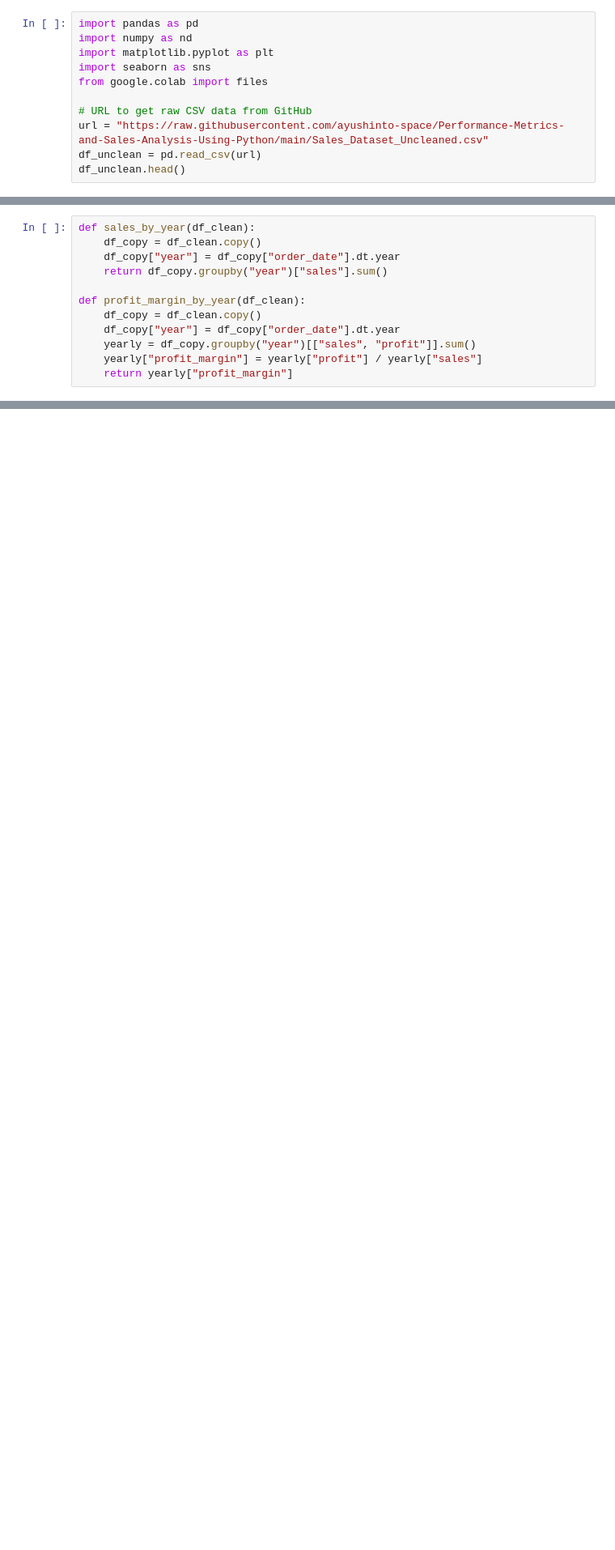
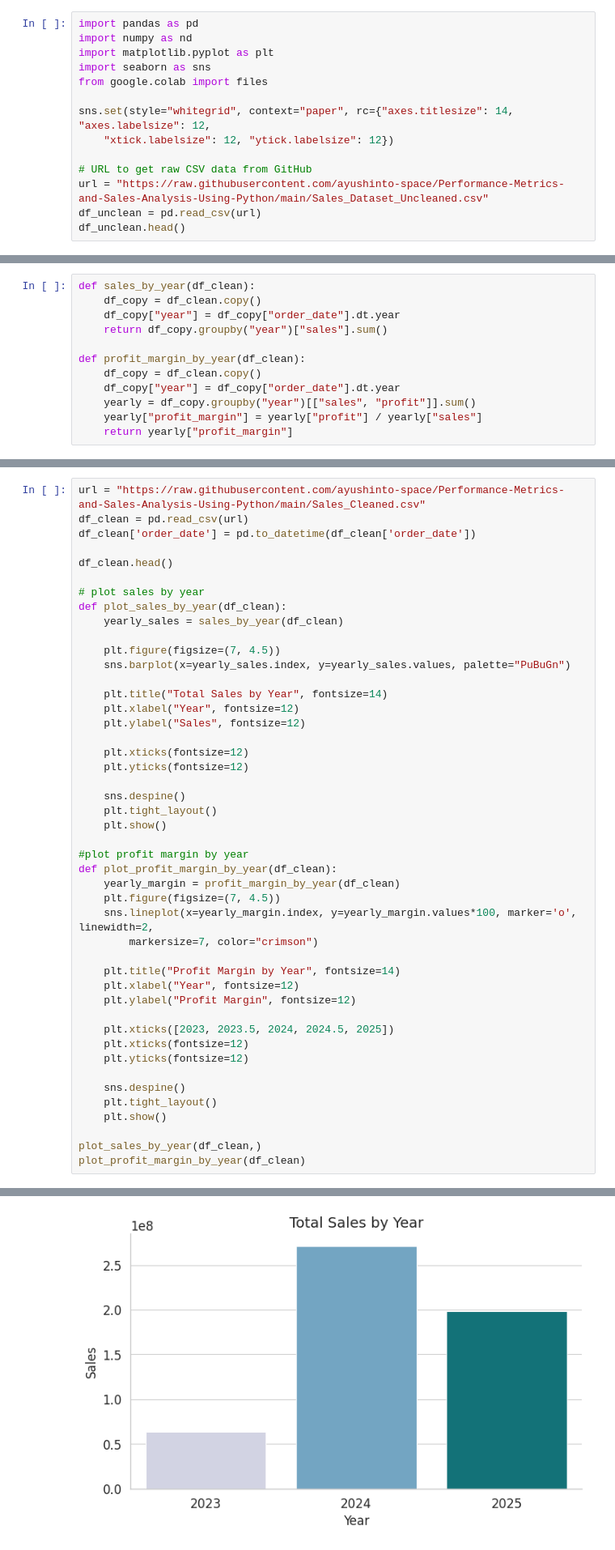
Before and after one commit to ayushinto-space/Performance-Metrics-and-Sales-Analysis-Using-Python, a Jupyter notebook: project.ipynb, the cells around one changed output, grey strips where cells are left out. Shown at 81% size. Drawn from its saved outputs; the diff is of its cells as text; blank space fills up the shorter version.

```diff
--- a/project.ipynb
+++ b/project.ipynb
@@ -7,6 +7,9 @@ import matplotlib.pyplot as plt
 import seaborn as sns
 from google.colab import files
 
+sns.set(style="whitegrid", context="paper", rc={"axes.titlesize": 14, "axes.labelsize": 12,
+    "xtick.labelsize": 12, "ytick.labelsize": 12})
+
 # URL to get raw CSV data from GitHub
 url = "https://raw.githubusercontent.com/ayushinto-space/Performance-Metrics-and-Sales-Analysis-Using-Python/main/Sales_Dataset_Uncleaned.csv"
 df_unclean = pd.read_csv(url)
@@ -141,0 +111,47 @@ def profit_margin_by_year(df_clean):
+# %%
+url = "https://raw.githubusercontent.com/ayushinto-space/Performance-Metrics-and-Sales-Analysis-Using-Python/main/Sales_Cleaned.csv"
+df_clean = pd.read_csv(url)
+df_clean['order_date'] = pd.to_datetime(df_clean['order_date'])
+
+df_clean.head()
+
+# plot sales by year
+def plot_sales_by_year(df_clean):
+    yearly_sales = sales_by_year(df_clean)
+
+    plt.figure(figsize=(7, 4.5))
+    sns.barplot(x=yearly_sales.index, y=yearly_sales.values, palette="PuBuGn")
+
+    plt.title("Total Sales by Year", fontsize=14)
+    plt.xlabel("Year", fontsize=12)
+    plt.ylabel("Sales", fontsize=12)
+
+    plt.xticks(fontsize=12)
+    plt.yticks(fontsize=12)
+
+    sns.despine()
+    plt.tight_layout()
+    plt.show()
+
+#plot profit margin by year
+def plot_profit_margin_by_year(df_clean):
+    yearly_margin = profit_margin_by_year(df_clean)
+    plt.figure(figsize=(7, 4.5))
+    sns.lineplot(x=yearly_margin.index, y=yearly_margin.values*100, marker='o', linewidth=2,
+        markersize=7, color="crimson")
+
+    plt.title("Profit Margin by Year", fontsize=14)
+    plt.xlabel("Year", fontsize=12)
+    plt.ylabel("Profit Margin", fontsize=12)
+
+    plt.xticks([2023, 2023.5, 2024, 2024.5, 2025])
+    plt.xticks(fontsize=12)
+    plt.yticks(fontsize=12)
+
+    sns.despine()
+    plt.tight_layout()
+    plt.show()
+
+plot_sales_by_year(df_clean,)
+plot_profit_margin_by_year(df_clean)
+# %% [output]
@@ -141,0 +161 @@ def profit_margin_by_year(df_clean):
+[figure, added]
```
Also changed, not shown: parts of 4 cells of this notebook.
